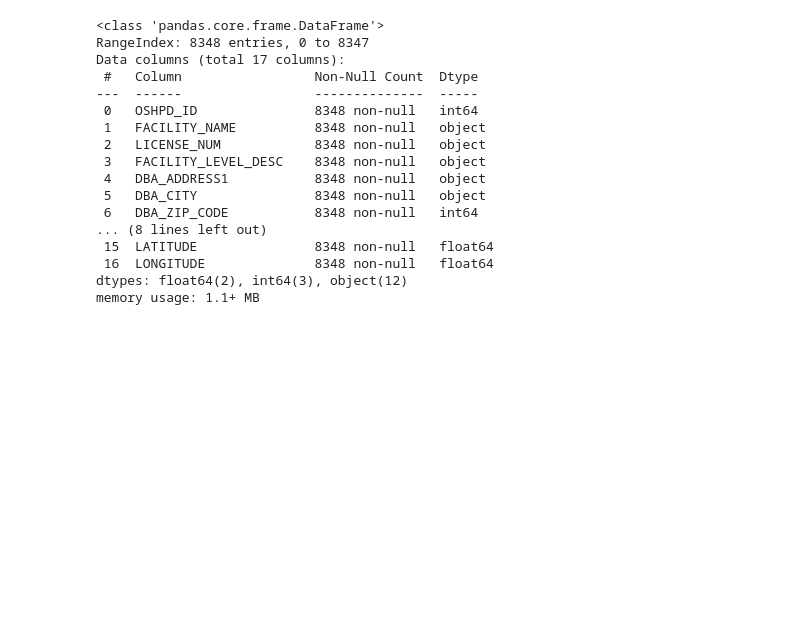
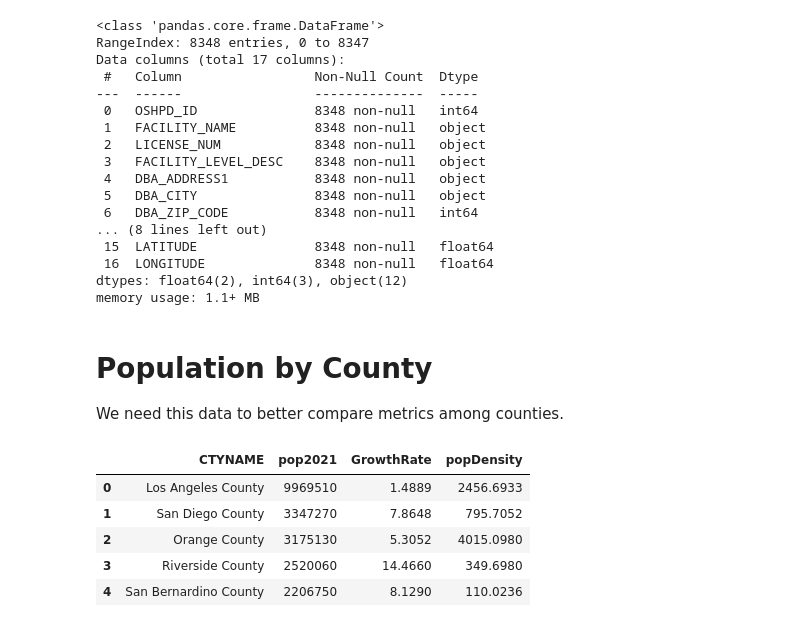
Before and after one commit to midori256/DS4A_Capstone_Project, a Jupyter notebook: Data_Wrangling.ipynb, the cells around one changed output. Cells and saved outputs as stored; diff of their text form; code cells hidden in the pictures; blank space fills up the shorter version.

Commit message:
Add county population data

```diff
--- a/Data_Wrangling.ipynb
+++ b/Data_Wrangling.ipynb
@@ -287,3 +287,17 @@ memory usage: 1.1+ MB
 # %%
 # Save to a file
 facility_df.to_csv("data/current-healthcare-facility-listing_cleaned.csv", index=False)
+# %% [markdown]
+# Population by County
+We need this data to better compare metrics among counties.
+# %%
+# load dataset
+pop_df = pd.read_csv("data/Population_by_county2021.csv")
+pop_df.head()
+# %% [output]
+|  | CTYNAME | pop2021 | GrowthRate | popDensity |
+| 0 | Los Angeles County | 9969510 | 1.4889 | 2456.6933 |
+| 1 | San Diego County | 3347270 | 7.8648 | 795.7052 |
+| 2 | Orange County | 3175130 | 5.3052 | 4015.0980 |
+| 3 | Riverside County | 2520060 | 14.4660 | 349.6980 |
+| 4 | San Bernardino County | 2206750 | 8.1290 | 110.0236 |
```
Also changed, not shown: parts of 3 cells of this notebook, 3 other files.
